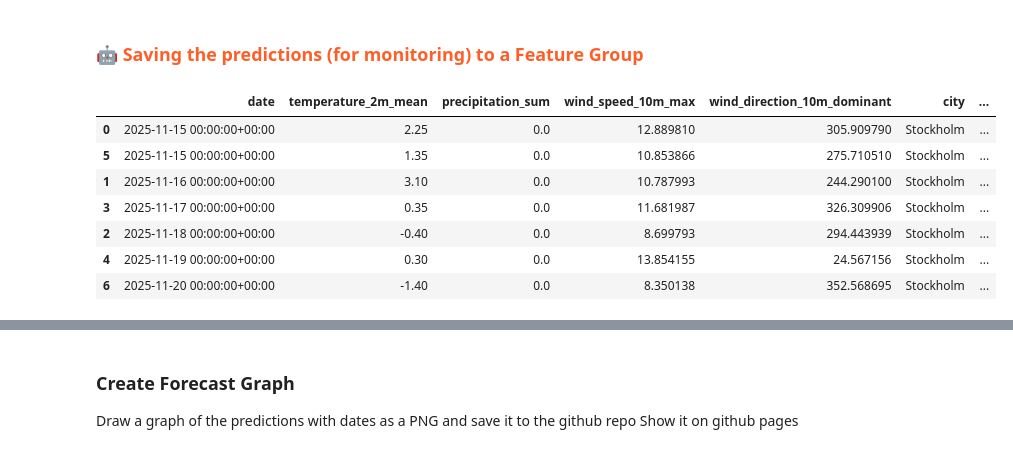
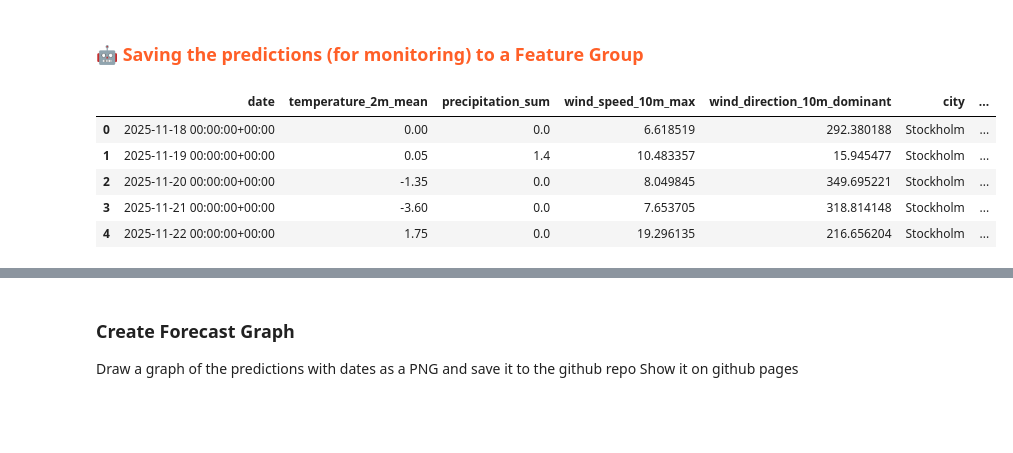
Before and after one commit to featurestorebook/mlfs-book, a Jupyter notebook: notebooks/airquality/4_air_quality_batch_inference.ipynb, the cells around one changed output, grey strips where cells are left out. Cells and saved outputs as stored; diff of their text form; code cells hidden in the pictures; blank space fills up the shorter version.

```diff
--- a/notebooks/airquality/4_air_quality_batch_inference.ipynb
+++ b/notebooks/airquality/4_air_quality_batch_inference.ipynb
@@ -153,7 +173,24 @@ Finished: Reading data from Hopsworks, using Hopsworks Feature Query Service (0.
 # %% [markdown]
 ### <span style="color:#ff5f27;">🤖 Making the predictions</span>
 # %%
-batch_data['predicted_pm25'] = retrieved_xgboost_model.predict(
-    batch_data[['temperature_2m_mean', 'precipitation_sum', 'wind_speed_10m_max', 'wind_direction_10m_dominant']])
-batch_data
+# ---------- NO LAG -------
+batch_data_no_lag['predicted_pm25'] = retrieved_xgboost_model_no_lag.predict(
+    batch_data_no_lag[['temperature_2m_mean', 'precipitation_sum', 'wind_speed_10m_max', 'wind_direction_10m_dominant']])
+batch_data_no_lag
+
+# ---------- LAG -------
+# Keep all needed columns including lag features
+air_quality = fs.get_feature_group(name='air_quality', version=1).read()
+air_quality = air_quality[['date', 'pm25', 'pm25_lag_1', 'pm25_lag_2', 'pm25_lag_3']].sort_values('date')
+
+# Merge weather forecast
+batch_data_lag = batch_data_lag.merge(air_quality, on='date', how='left')
+batch_data_lag = batch_data_lag.sort_values('date')
+
+# Predict
+batch_data_lag['predicted_pm25'] = retrieved_xgboost_model_lag.predict(
+    batch_data_lag[['pm25_lag_1', 'pm25_lag_2', 'pm25_lag_3',
+                    'temperature_2m_mean', 'precipitation_sum',
+                    'wind_speed_10m_max', 'wind_direction_10m_dominant']]
+)
 # %% [output]
@@ -185,20 +222,28 @@ memory usage: 384.0+ bytes
 # %% [markdown]
 ### <span style="color:#ff5f27;">🤖 Saving the predictions (for monitoring) to a Feature Group</span>
 # %%
-batch_data['street'] = street
-batch_data['city'] = city
-batch_data['country'] = country
+# ------- NO LAG --------
+batch_data_no_lag['street'] = street
+batch_data_no_lag['city'] = city
+batch_data_no_lag['country'] = country
 # Fill in the number of days before the date on which you made the forecast (base_date)
-batch_data['days_before_forecast_day'] = range(1, len(batch_data)+1)
-batch_data = batch_data.sort_values(by=['date'])
-batch_data
+batch_data_no_lag['days_before_forecast_day'] = range(1, len(batch_data_no_lag)+1)
+batch_data_no_lag = batch_data_no_lag.sort_values(by=['date'])
+batch_data_no_lag
+
+# ------- LAG --------
+batch_data_lag['street'] = street
+batch_data_lag['city'] = city
+batch_data_lag['country'] = country
+# Fill in the number of days before the date on which you made the forecast (base_date)
+batch_data_lag['days_before_forecast_day'] = range(1, len(batch_data_lag)+1)
+batch_data = batch_data_lag.sort_values(by=['date'])
+batch_data_lag
 # %% [output]
 |  | date | temperature_2m_mean | precipitation_sum | wind_speed_10m_max | wind_direction_10m_dominant | city | ... |
-| 0 | 2025-11-15 00:00:00+00:00 | 2.25 | 0.0 | 12.889810 | 305.909790 | Stockholm | ... |
-| 5 | 2025-11-15 00:00:00+00:00 | 1.35 | 0.0 | 10.853866 | 275.710510 | Stockholm | ... |
-| 1 | 2025-11-16 00:00:00+00:00 | 3.10 | 0.0 | 10.787993 | 244.290100 | Stockholm | ... |
-| 3 | 2025-11-17 00:00:00+00:00 | 0.35 | 0.0 | 11.681987 | 326.309906 | Stockholm | ... |
-| 2 | 2025-11-18 00:00:00+00:00 | -0.40 | 0.0 | 8.699793 | 294.443939 | Stockholm | ... |
-| 4 | 2025-11-19 00:00:00+00:00 | 0.30 | 0.0 | 13.854155 | 24.567156 | Stockholm | ... |
-| 6 | 2025-11-20 00:00:00+00:00 | -1.40 | 0.0 | 8.350138 | 352.568695 | Stockholm | ... |
+| 0 | 2025-11-18 00:00:00+00:00 | 0.00 | 0.0 | 6.618519 | 292.380188 | Stockholm | ... |
+| 1 | 2025-11-19 00:00:00+00:00 | 0.05 | 1.4 | 10.483357 | 15.945477 | Stockholm | ... |
+| 2 | 2025-11-20 00:00:00+00:00 | -1.35 | 0.0 | 8.049845 | 349.695221 | Stockholm | ... |
+| 3 | 2025-11-21 00:00:00+00:00 | -3.60 | 0.0 | 7.653705 | 318.814148 | Stockholm | ... |
+| 4 | 2025-11-22 00:00:00+00:00 | 1.75 | 0.0 | 19.296135 | 216.656204 | Stockholm | ... |
 # %%
```
Also changed, not shown: parts of 16 cells of this notebook, 15 other files.
